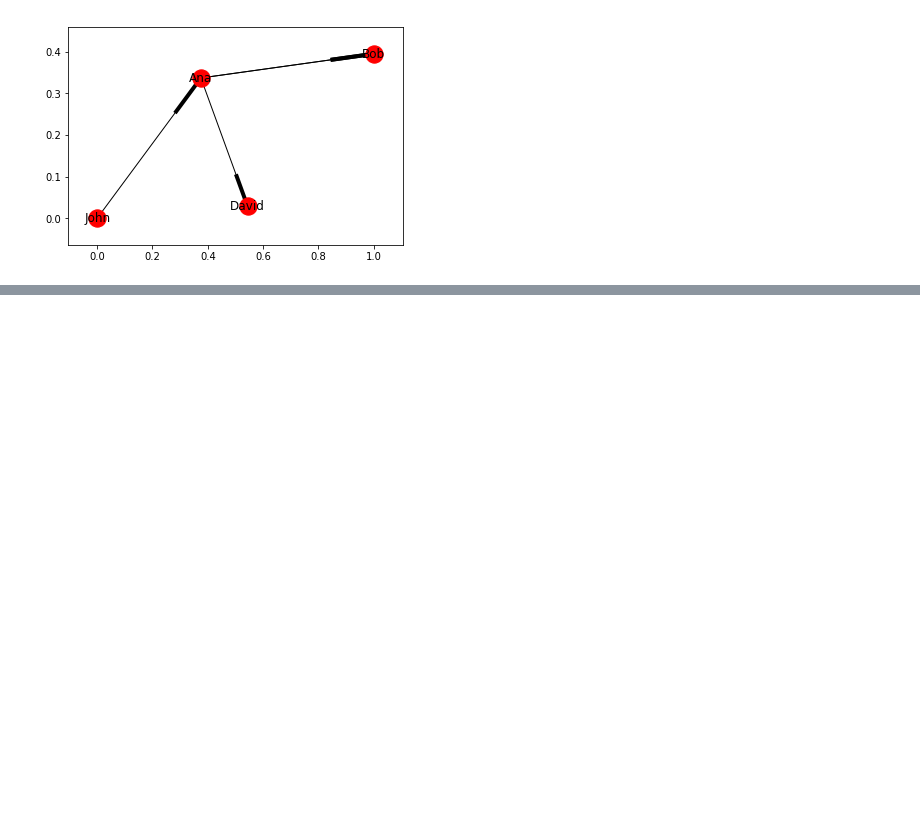
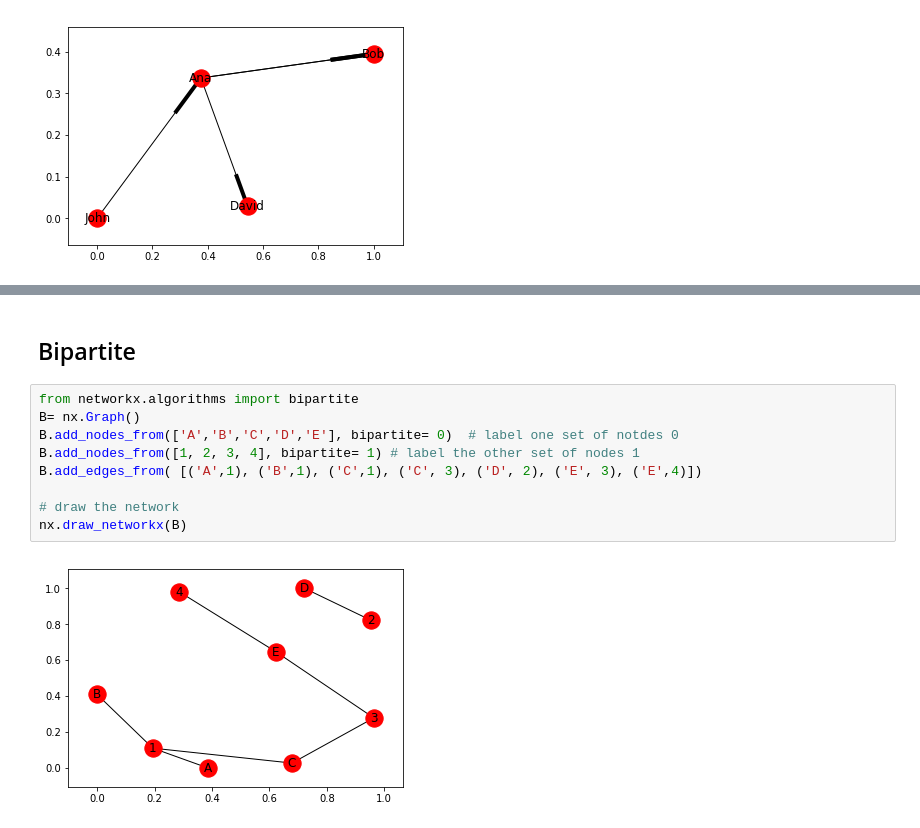
Before and after one commit to tukichen/Social-Network-Graph-Analysis-on-AWS, a Jupyter notebook: Loading Graphs in NetworkX.ipynb, the cells around one changed output, grey strips where cells are left out. Drawn from its saved outputs; the diff is of its cells as text; blank space fills up the shorter version.

```diff
--- a/Loading Graphs in NetworkX.ipynb
+++ b/Loading Graphs in NetworkX.ipynb
@@ -88,0 +103,13 @@ neighbors
+# %% [markdown]
+## Bipartite
+# %%
+from networkx.algorithms import bipartite
+B= nx.Graph()
+B.add_nodes_from(['A','B','C','D','E'], bipartite= 0)  # label one set of notdes 0
+B.add_nodes_from([1, 2, 3, 4], bipartite= 1) # label the other set of nodes 1
+B.add_edges_from( [('A',1), ('B',1), ('C',1), ('C', 3), ('D', 2), ('E', 3), ('E',4)])
+
+# draw the network
+nx.draw_networkx(B)
+# %% [output]
+[figure, added]
```
Also changed, not shown: parts of 8 cells of this notebook.
